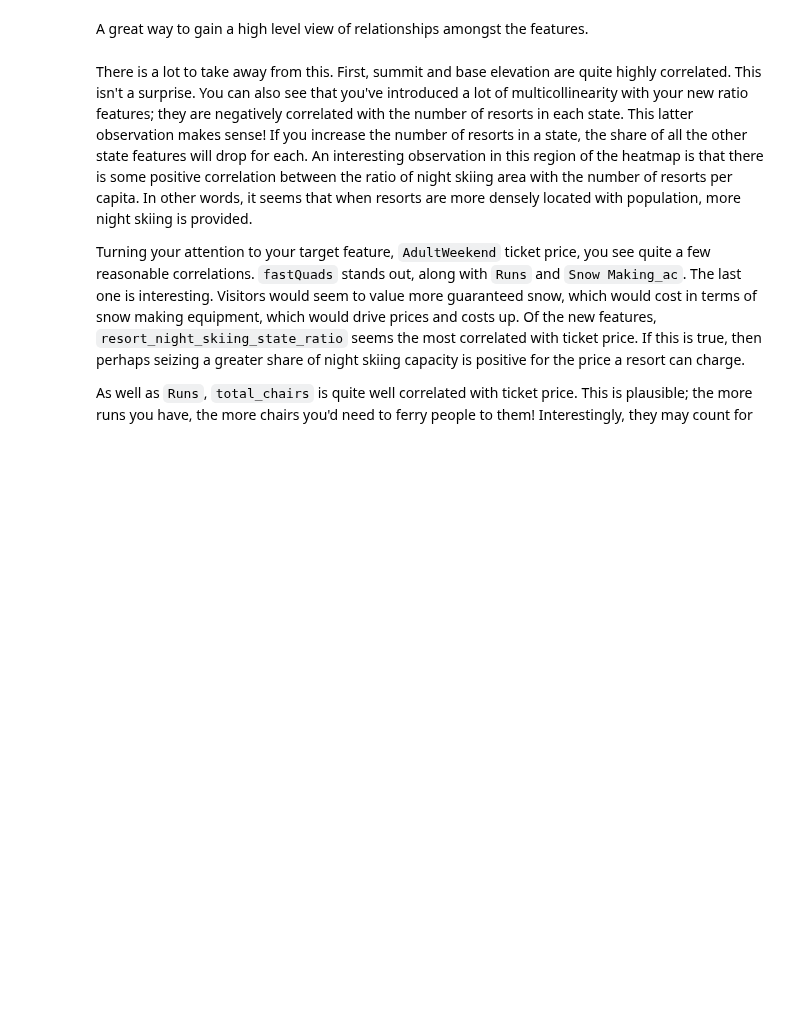
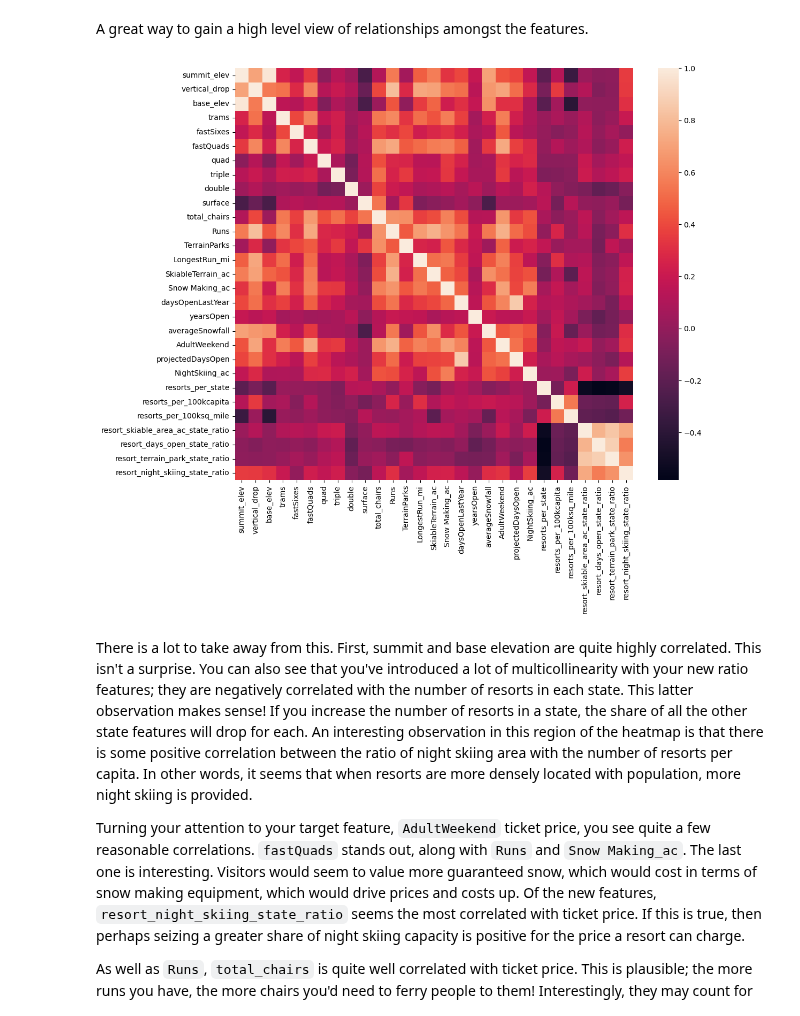
Before and after one commit to gabbycjames/DataScienceGuidedCapstone, a Jupyter notebook: Notebooks/03_exploratory_data_analysis.ipynb, the cells around one changed output. Cells and saved outputs as stored; diff of their text form; code cells hidden in the pictures; blank space fills up the shorter version.

Commit message:
Made a heatmap

```diff
--- a/Notebooks/03_exploratory_data_analysis.ipynb
+++ b/Notebooks/03_exploratory_data_analysis.ipynb
@@ -742,9 +767,11 @@ A great way to gain a high level view of relationships amongst the features.
 # %%
 #Code task 12#
 #Show a seaborn heatmap of correlations in ski_data
 #Hint: call pandas' `corr()` method on `ski_data` and pass that into `sns.heatmap`
 plt.subplots(figsize=(12,10))
-sns.___(ski_data.___);
+sns.heatmap(ski_data.corr(numeric_only=True));
+# %% [output]
+[figure, added]
 # %% [markdown]
 There is a lot to take away from this. First, summit and base elevation are quite highly correlated. This isn't a surprise. You can also see that you've introduced a lot of multicollinearity with your new ratio features; they are negatively correlated with the number of resorts in each state. This latter observation makes sense! If you increase the number of resorts in a state, the share of all the other state features will drop for each. An interesting observation in this region of the heatmap is that there is some positive correlation between the ratio of night skiing area with the number of resorts per capita. In other words, it seems that when resorts are more densely located with population, more night skiing is provided.
 
```
Also changed, not shown: parts of 2 cells of this notebook.
